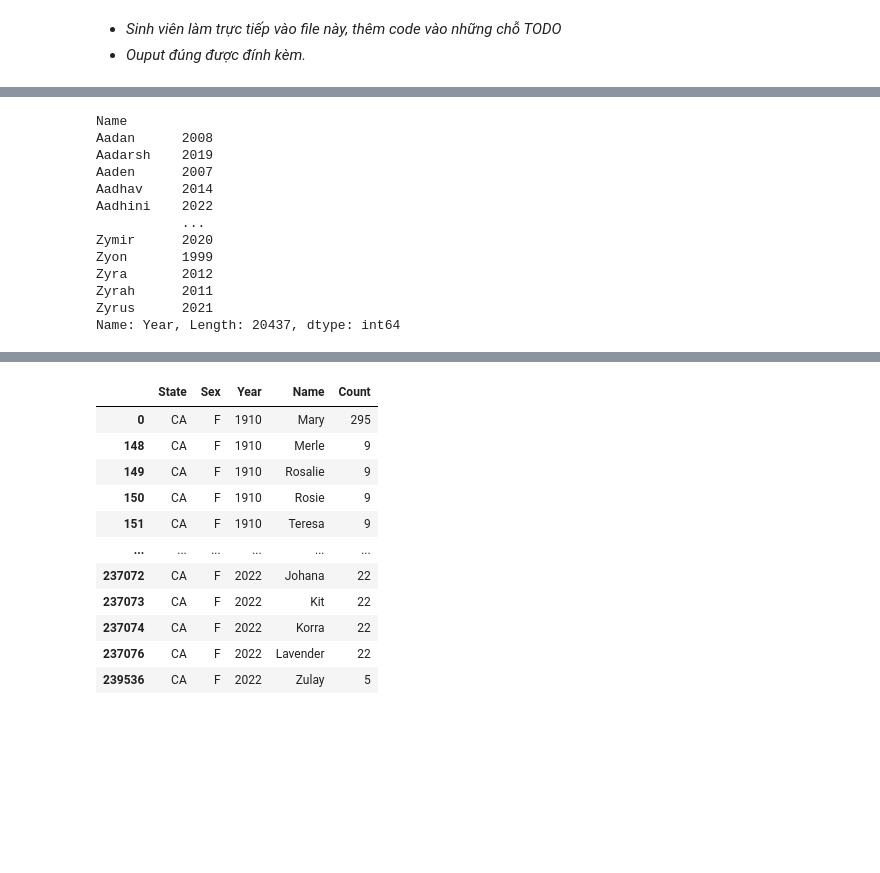
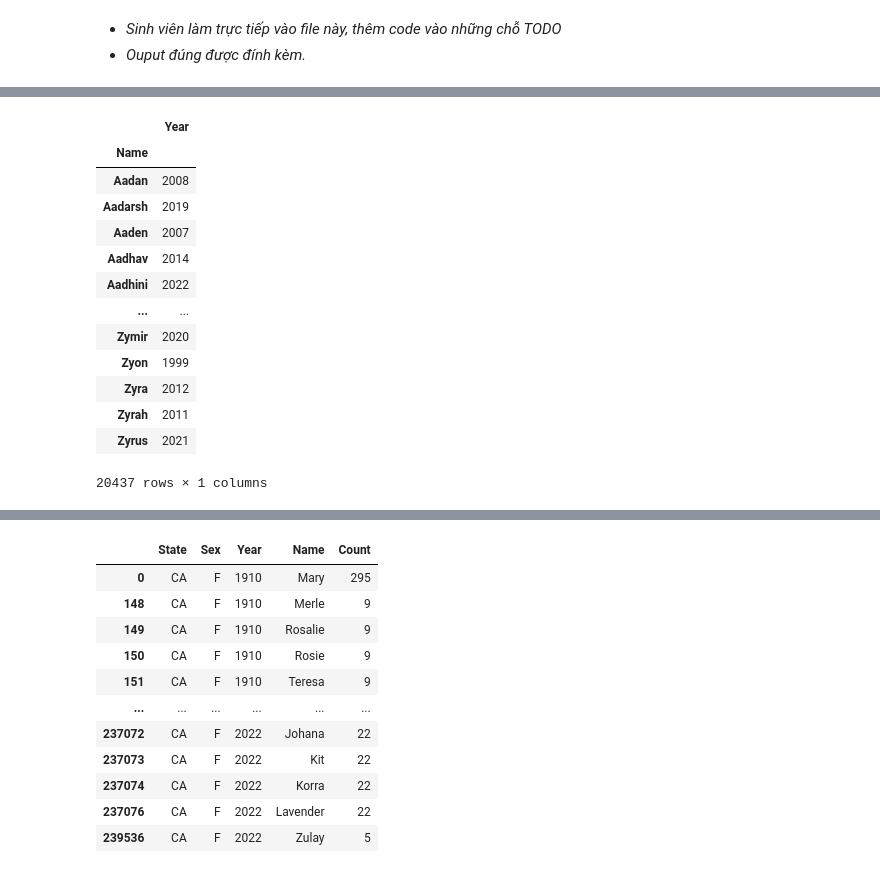
Before and after one commit to PrORain-HCMUS/Programming-for-DS-HW, a Jupyter notebook: HW7/Homework7.ipynb, the cells around one changed output, grey strips where cells are left out. Saved outputs shown, nothing was run; the diff lists cells and outputs as text; code cells hidden in the pictures; blank space fills up the shorter version.

```diff
--- a/HW7/Homework7.ipynb
+++ b/HW7/Homework7.ipynb
@@ -30,20 +30,20 @@ Name: Count, Length: 113, dtype: int64
 # %%
 # Năm đầu tiên mỗi tên xuất hiện
-first_year_per_name = babynames_df.groupby('Name')['Year'].min()
-first_year_per_name
+babynames_df.groupby('Name')['Year'].min().to_frame()
 # %% [output]
+|  | Year |
+| Name |  |
+| Aadan | 2008 |
+| Aadarsh | 2019 |
+| Aaden | 2007 |
+| Aadhav | 2014 |
+| Aadhini | 2022 |
+| ... | ... |
+| Zymir | 2020 |
+| Zyon | 1999 |
+| Zyra | 2012 |
+| Zyrah | 2011 |
+| Zyrus | 2021 |
-Name
-Aadan      2008
-Aadarsh    2019
-Aaden      2007
-Aadhav     2014
-Aadhini    2022
-           ...
-Zymir      2020
-Zyon       1999
-Zyra       2012
-Zyrah      2011
-Zyrus      2021
-Name: Year, Length: 20437, dtype: int64
+20437 rows × 1 columns
 # %%
 # Đối với mỗi tên, hãy cho biết giá trị Count từng năm lớn nhất là bao nhiêu
```
Also changed, not shown: parts of 6 cells of this notebook.
